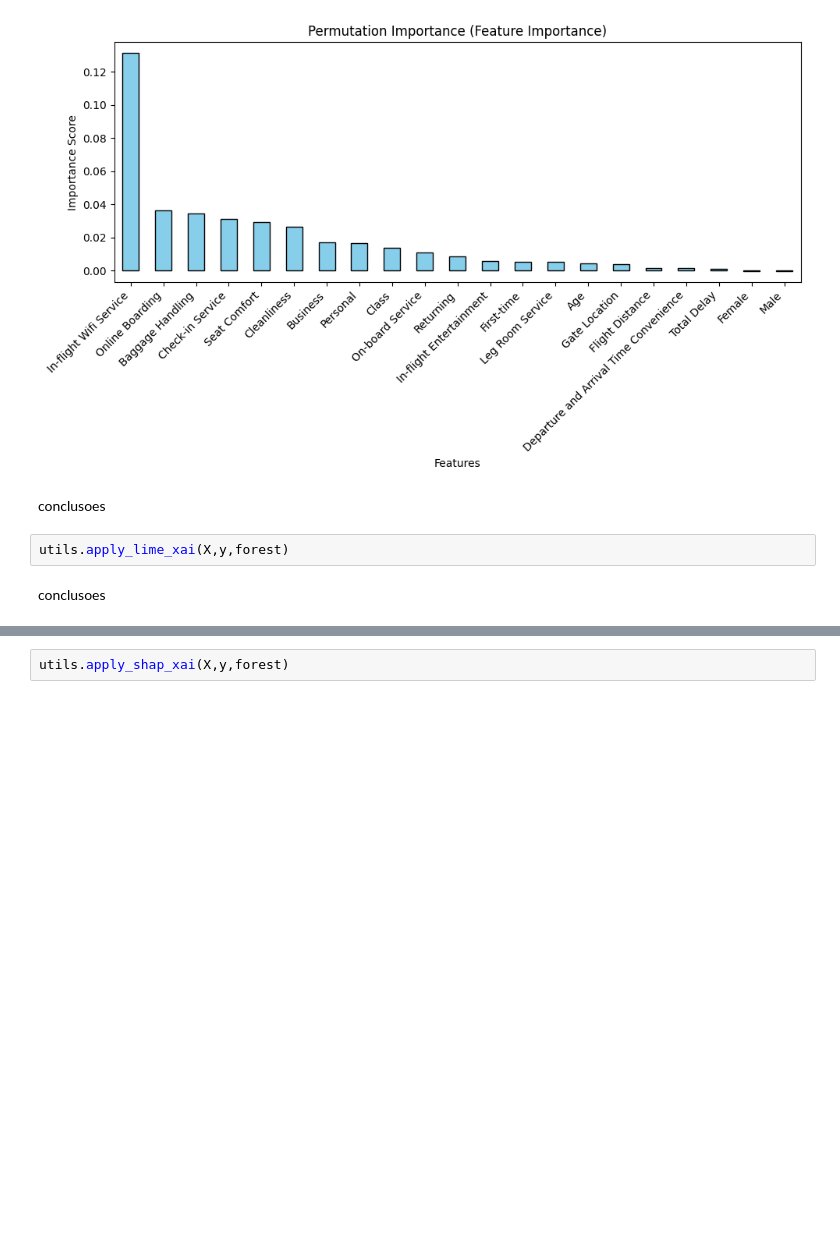
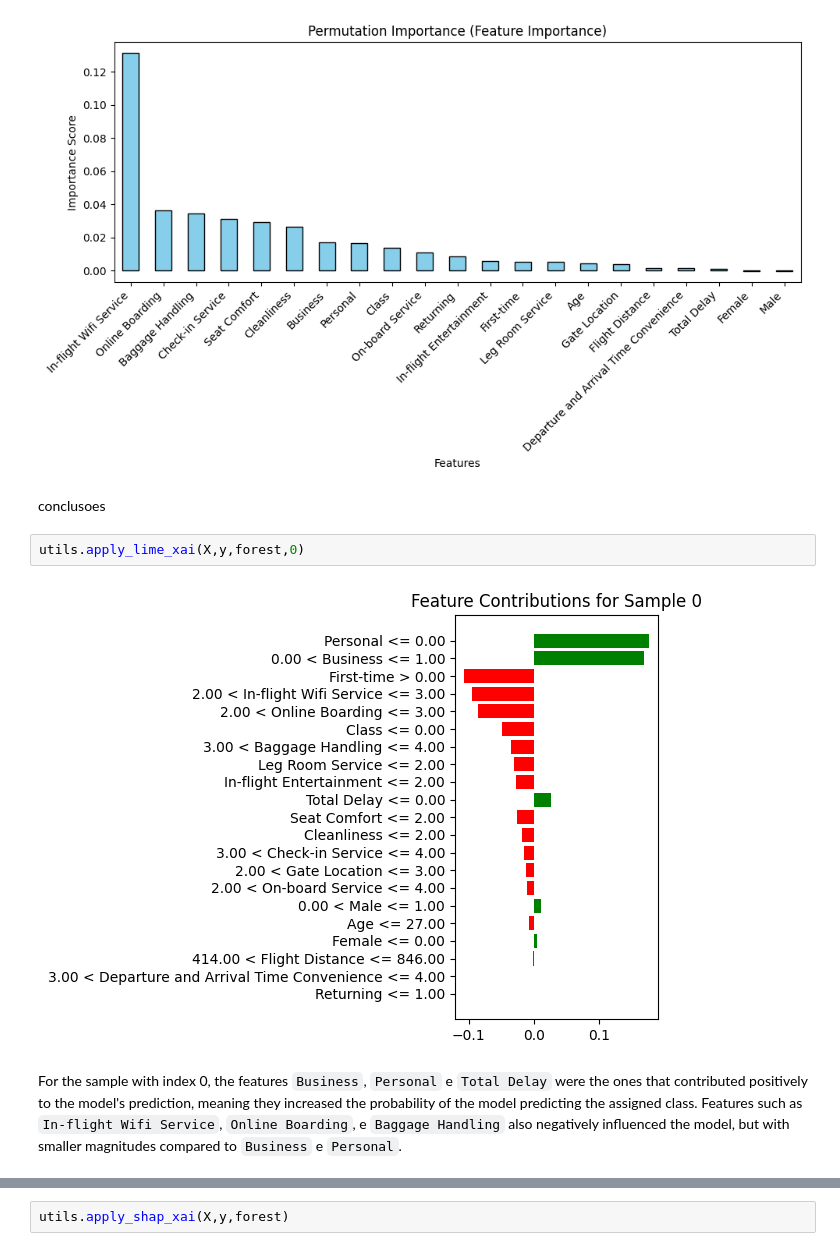
Before and after one commit to seblessa/XAI, a Jupyter notebook: notebook.ipynb, the cells around one changed output, grey strips where cells are left out. Cells and saved outputs as stored; diff of their text form; blank space fills up the shorter version.

```diff
--- a/notebook.ipynb
+++ b/notebook.ipynb
@@ -233,6 +249,9 @@ utils.apply_permutation_importance_xai(X,y,forest)
 # %% [markdown]
 conclusoes
 # %%
-utils.apply_lime_xai(X,y,forest)
+utils.apply_lime_xai(X,y,forest,0)
+# %% [output]
+[figure, added]
 # %% [markdown]
-conclusoes
+For the sample with index 0, the features `Business`, `Personal` e `Total Delay` were the ones that contributed positively to the model's prediction, meaning they increased the probability of the model predicting the assigned class.
+Features such as `In-flight Wifi Service`, `Online Boarding`, e `Baggage Handling` also negatively influenced the model, but with smaller magnitudes compared to `Business` e `Personal`.
```
Also changed, not shown: parts of 7 cells of this notebook, 1 other file.
